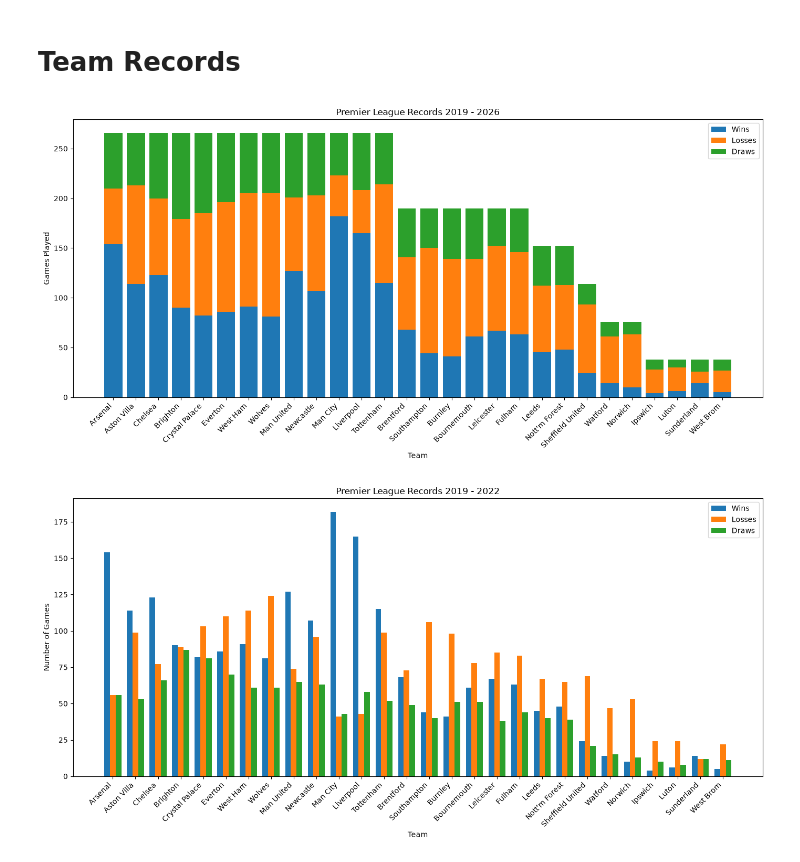
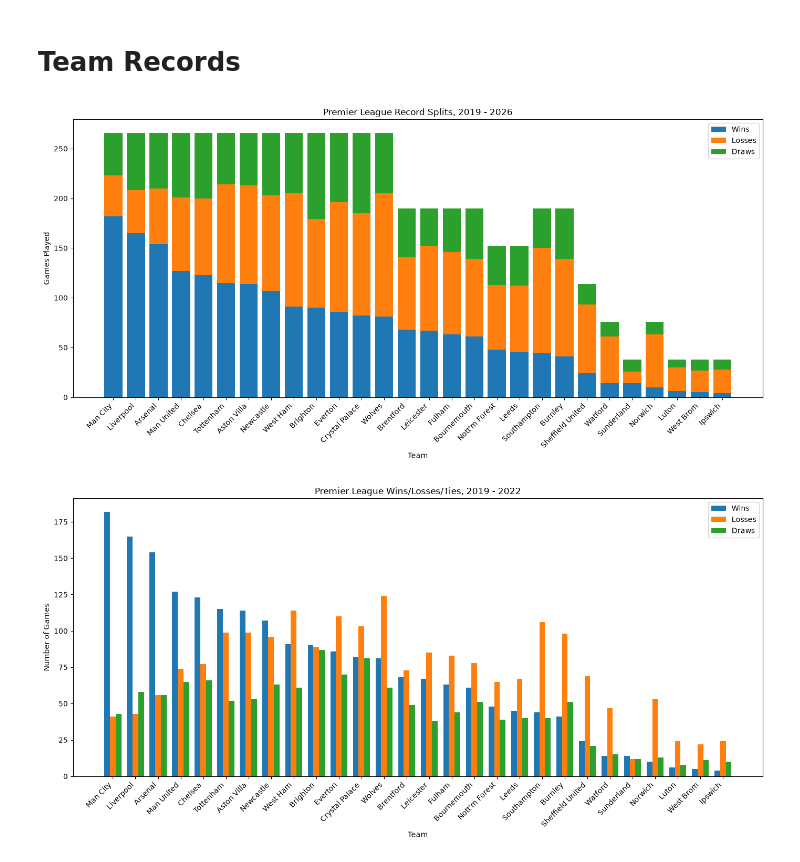
Before and after one commit to hankike/Premier_Prediction, a Jupyter notebook: notebooks/01records.ipynb, the cells around one changed output. Cells and saved outputs as stored; diff of their text form; code cells hidden in the pictures.

```diff
--- a/notebooks/01records.ipynb
+++ b/notebooks/01records.ipynb
@@ -16,41 +16,51 @@ results = create_results_table(url)
 # %% [markdown]
 # Team Records
 # %%
+results = results.sort_values(
+    "Wins",
+    ascending=False
+).reset_index(drop=True)
+
 x = np.arange(len(results["Games"]))
 width = 0.25
 
 plt.figure(figsize=(14, 7))
 
 plt.bar(
     results["Team"],
     results["Wins"],
     label="Wins"
 )
 
 plt.bar(
     results["Team"],
     results["Losses"],
     bottom=results["Wins"],
     label="Losses"
 )
 
 plt.bar(
     results["Team"],
     results["Draws"],
     bottom=results["Wins"] + results["Losses"],
     label="Draws"
 )
 plt.xlabel("Team")
 plt.ylabel("Games Played")
-plt.title("Premier League Records 2019 - 2026")
+plt.title("Premier League Record Splits, 2019 - 2026")
 plt.xticks(x, results["Team"], rotation=45, ha="right")
 plt.legend()
 
 plt.tight_layout()
 plt.show()
 # %% [output]
-[figure, old version]
+[figure, new version]
 # %%
+results = results.sort_values(
+    "Wins",
+    ascending=False
+).reset_index(drop=True)
+
 x = np.arange(len(results["Team"]))
 width = 0.25
 
@@ -62,11 +72,11 @@ plt.bar(x + width, results["Draws"], width, label="Draws")
 
 plt.xlabel("Team")
 plt.ylabel("Number of Games")
-plt.title("Premier League Records 2019 - 2022")
+plt.title("Premier League Wins/Losses/Ties, 2019 - 2022")
 plt.xticks(x, results["Team"], rotation=45, ha="right")
 plt.legend()
 
 plt.tight_layout()
 plt.show()
 # %% [output]
-[figure, old version]
+[figure, new version]
```
Also changed, not shown: 3 other files.
